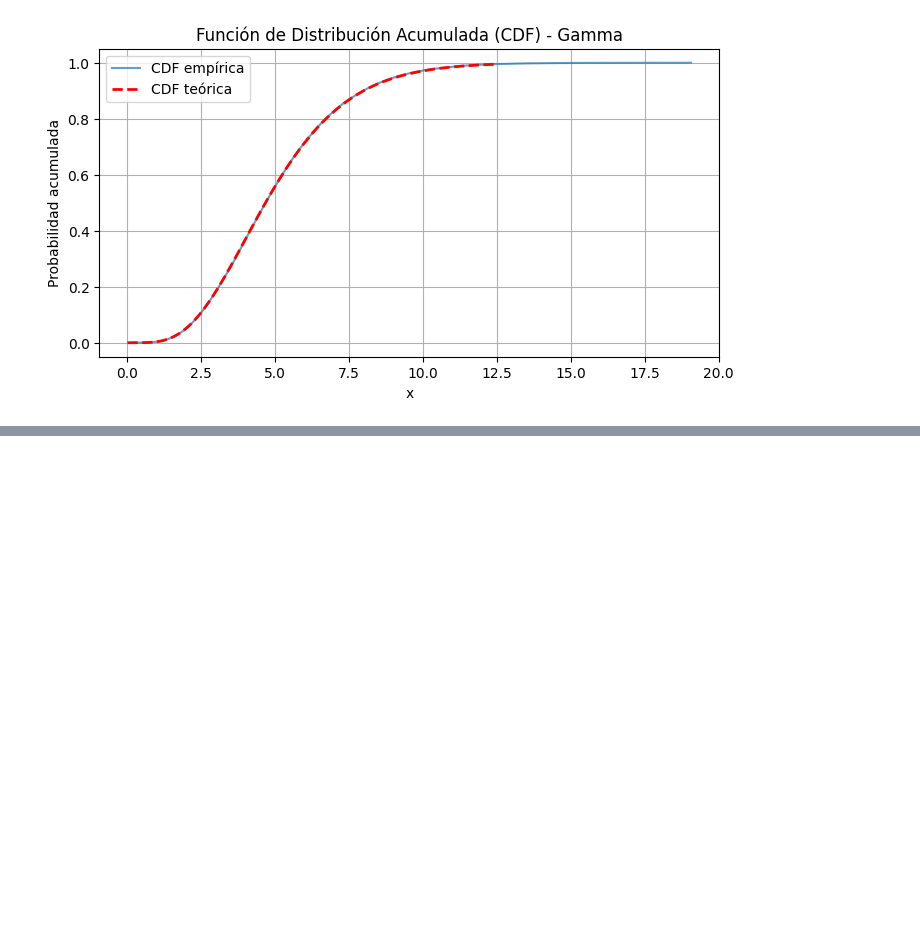
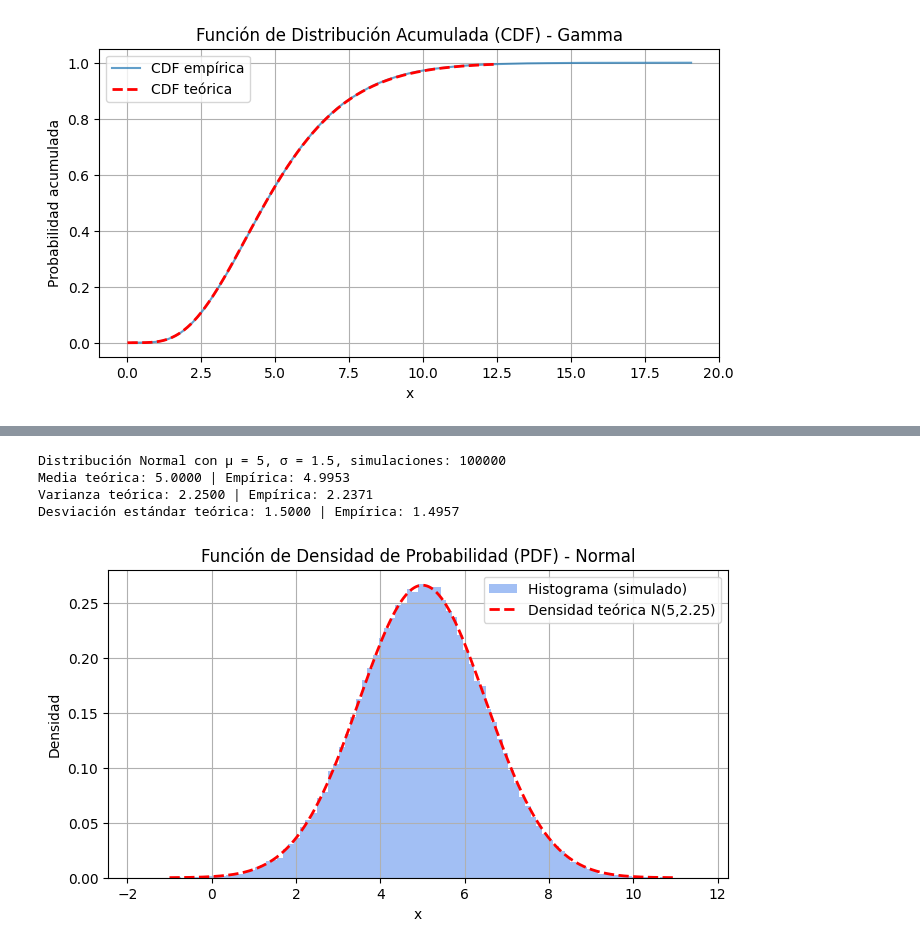
Before and after one commit to TonySC1300/Simulacion1, a Jupyter notebook: Catalogo.ipynb, the cells around one changed output, grey strips where cells are left out. Drawn from its saved outputs; the diff is of its cells as text; code cells hidden in the pictures; blank space fills up the shorter version.

```diff
--- a/Catalogo.ipynb
+++ b/Catalogo.ipynb
@@ -781,0 +1001,4 @@ plt.show()
+# %%
+# Parámetros de la distribución normal
+norm_mu = 5       # media
+norm_sigma = 1.5  # desviación estándar
@@ -781,0 +1010,17 @@ plt.show()
+# %%
+# Simulación usando el método de Box-Muller
+def simular_normal(n):
+    muestras_norm = []
+    for _ in range(n):
+        U1 = random()
+        U2 = random()
+        Z = sqrt(-2 * log(U1)) * cos(2 * pi * U2)
+        X = norm_mu + norm_sigma * Z
+        muestras_norm.append(X)
+    return muestras_norm
+# %%
+# Número de simulaciones
+k_norm = 100000
+
+# Llamada a la función
+datos_norm = simular_normal(k_norm)
@@ -781,0 +1032,28 @@ plt.show()
+# %%
+# Imprimir resultados
+print(f"Distribución Normal con μ = {norm_mu}, σ = {norm_sigma}, simulaciones: {k_norm}")
+print(f"Media teórica: {norm_media_teo:.4f} | Empírica: {norm_media_emp:.4f}")
+print(f"Varianza teórica: {norm_var_teo:.4f} | Empírica: {norm_var_emp:.4f}")
+print(f"Desviación estándar teórica: {norm_std_teo:.4f} | Empírica: {norm_std_emp:.4f}")
+print("")
+# %% [output]
+Distribución Normal con μ = 5, σ = 1.5, simulaciones: 100000
+Media teórica: 5.0000 | Empírica: 4.9953
+Varianza teórica: 2.2500 | Empírica: 2.2371
+Desviación estándar teórica: 1.5000 | Empírica: 1.4957
+# %%
+# === GRAFICAR HISTOGRAMA + DENSIDAD TEÓRICA ===
+x_norm_vals = np.linspace(norm_mu - 4*norm_sigma, norm_mu + 4*norm_sigma, 1000)
+pdf_norm = (1 / (norm_sigma * sqrt(2 * pi))) * np.exp(-0.5 * ((x_norm_vals - norm_mu) / norm_sigma)**2)
+
+plt.figure(figsize=(8, 4))
+plt.hist(datos_norm, bins=100, density=True, alpha=0.6, label="Histograma (simulado)", color='cornflowerblue')
+plt.plot(x_norm_vals, pdf_norm, 'r--', label=f'Densidad teórica N({norm_mu},{norm_sigma**2})', linewidth=2)
+plt.title('Función de Densidad de Probabilidad (PDF) - Normal')
+plt.xlabel('x')
+plt.ylabel('Densidad')
+plt.legend()
+plt.grid(True)
+plt.show()
+# %% [output]
+[figure, added]
```
Also changed, not shown: parts of 7 cells of this notebook.
